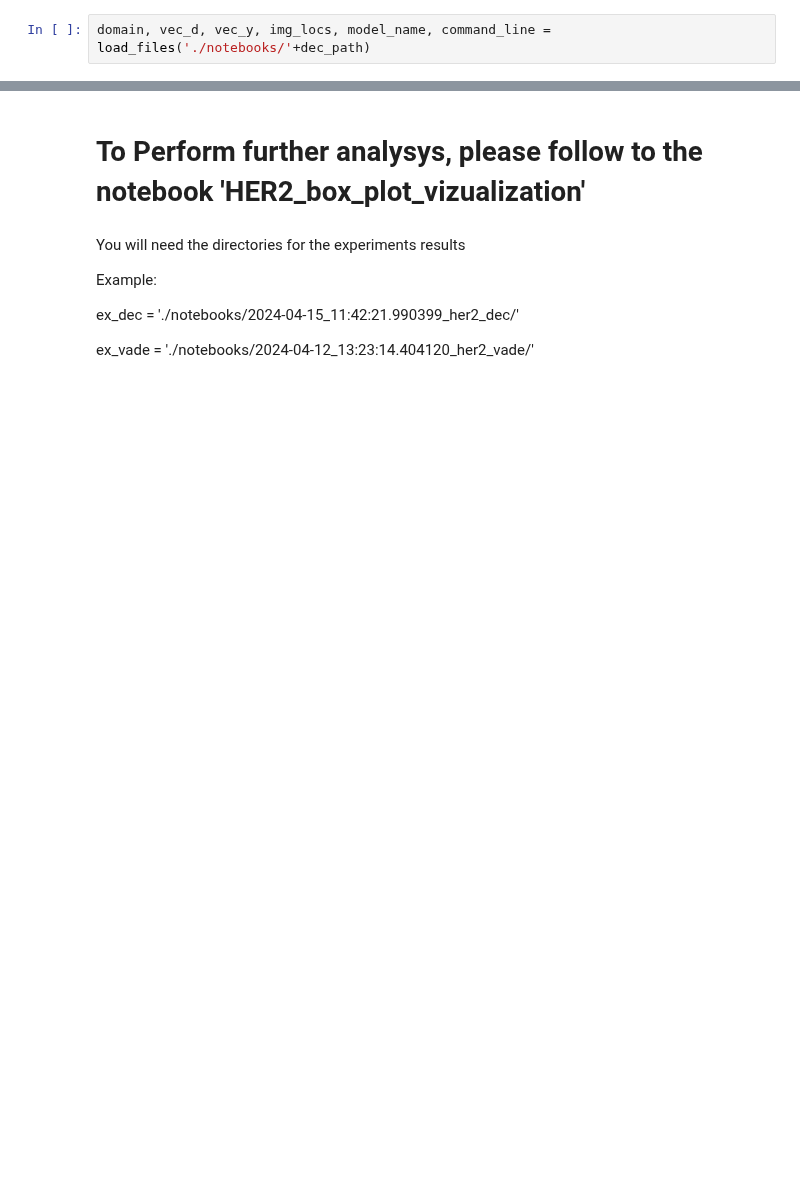
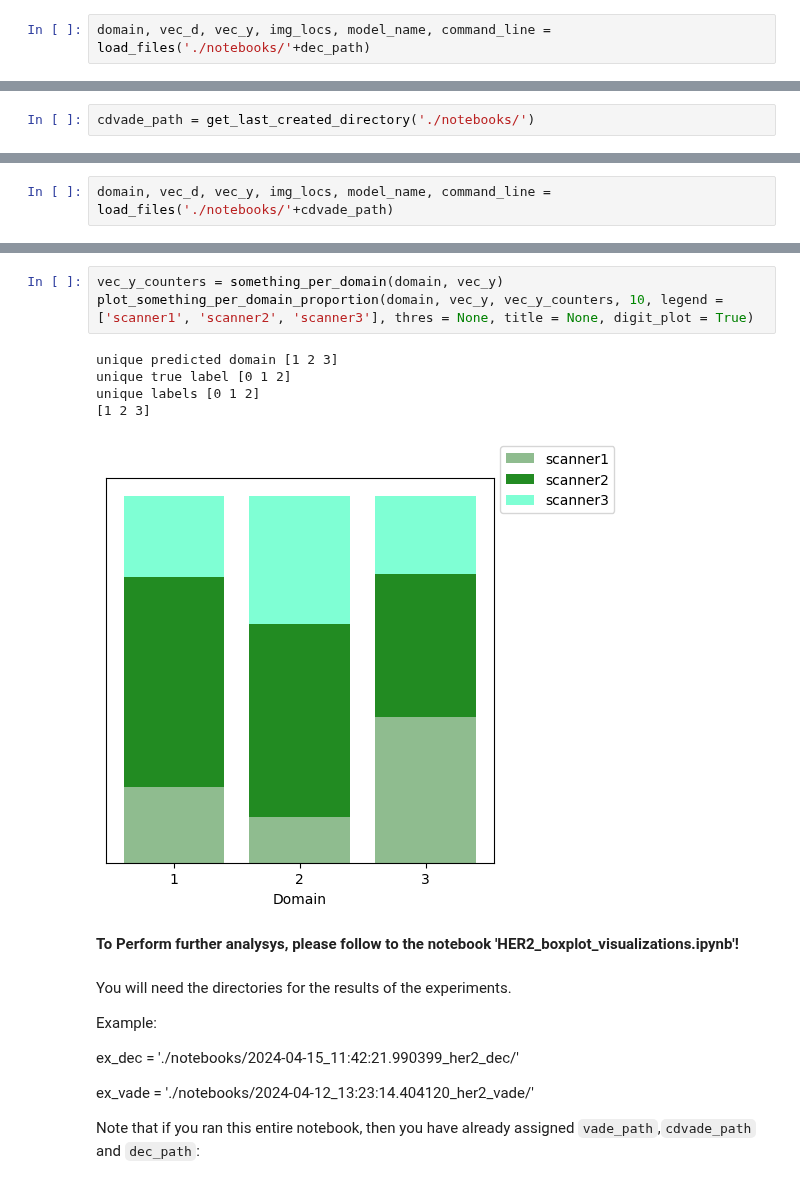
Before and after one commit to DIDSR/DomId, a Jupyter notebook: notebooks/MICCAI_tutorial.ipynb, the cells around one changed output, grey strips where cells are left out. Drawn from its saved outputs; the diff is of its cells as text; blank space fills up the shorter version.

Commit message:
improvements to HER2 notebooks

```diff
--- a/notebooks/MICCAI_tutorial.ipynb
+++ b/notebooks/MICCAI_tutorial.ipynb
@@ -348,2 +393,4 @@ Experiment finished at epoch: 15 with time: 0:28:48.842528 at 2024-04-15 15:24:3
 training is done
 was in clean up in c obvisitor, but did not clean anything
+# %%
+cdvade_path = get_last_created_directory('./notebooks/')
@@ -349,0 +401,2 @@ was in clean up in c obvisitor, but did not clean anything
+# %%
+domain, vec_d, vec_y, img_locs, model_name, command_line = load_files('./notebooks/'+cdvade_path)
@@ -350,10 +412,21 @@ was in clean up in c obvisitor, but did not clean anything
+# %%
+vec_y_counters = something_per_domain(domain, vec_y)
+plot_something_per_domain_proportion(domain, vec_y, vec_y_counters, 10, legend = ['scanner1', 'scanner2', 'scanner3'], thres = None, title = None, digit_plot = True)
+# %% [output]
+unique predicted domain [1 2 3]
+unique true label [0 1 2]
+unique labels [0 1 2]
+[1 2 3]
+[figure, added]
 # %% [markdown]
-# To Perform further analysys, please follow to the notebook 'HER2_box_plot_vizualization'
+**To Perform further analysys, please follow to the notebook 'HER2_boxplot_visualizations.ipynb'!**
 # %% [markdown]
-You will need the directories for the experiments results
+You will need the directories for the results of the experiments.
 
 Example:
 
 ex_dec = './notebooks/2024-04-15_11:42:21.990399_her2_dec/'
 
 ex_vade = './notebooks/2024-04-12_13:23:14.404120_her2_vade/'
+
+Note that if you ran this entire notebook, then you have already assigned `vade_path`,`cdvade_path` and `dec_path`:
```
Also changed, not shown: parts of 28 cells of this notebook, 3 other files.
